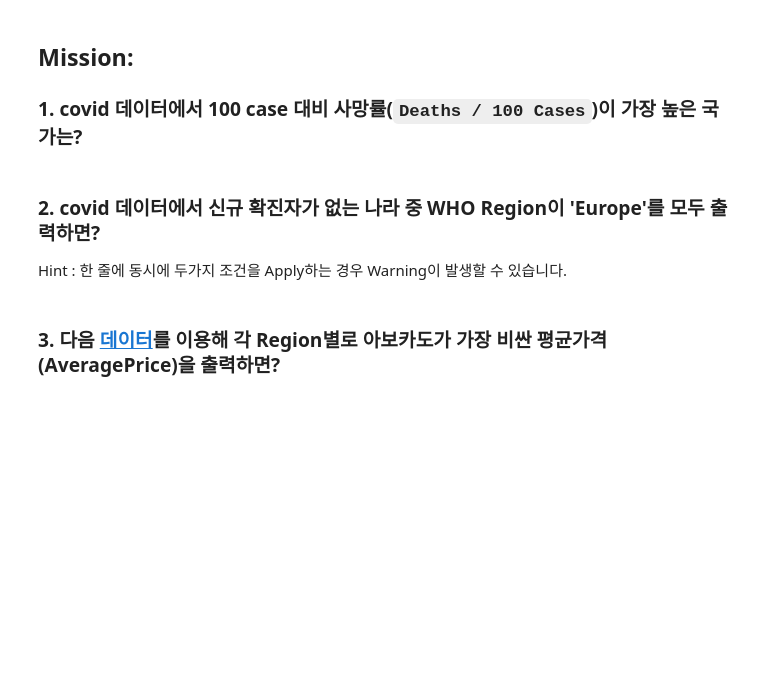
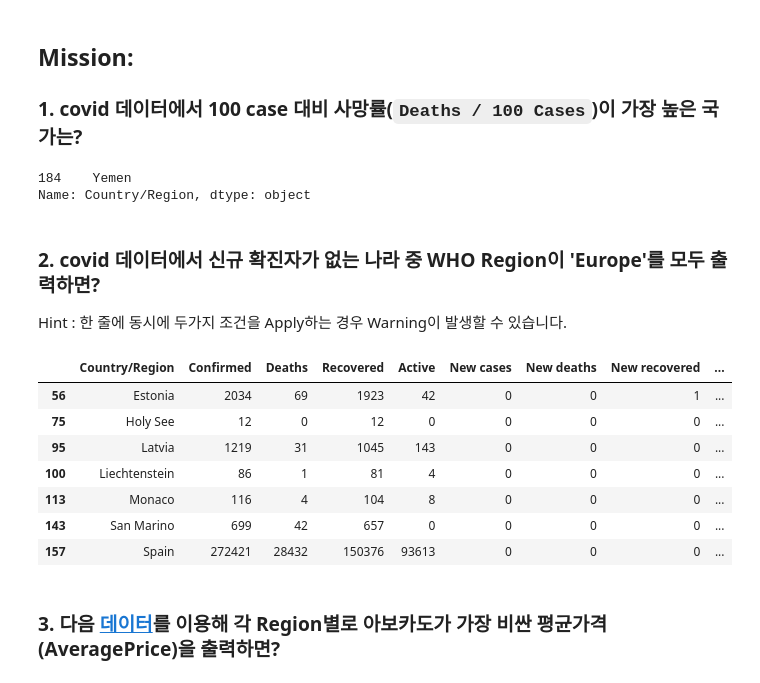
Before and after one commit to super-corini/programmers_kdt_II, a Jupyter notebook: 2. 파이썬으로 데이터 주무르기, pandas.ipynb, the cells around one changed output. Drawn from its saved outputs; the diff is of its cells as text; code cells hidden in the pictures; blank space fills up the shorter version.

```diff
--- a/2. 파이썬으로 데이터 주무르기, pandas.ipynb
+++ b/2. 파이썬으로 데이터 주무르기, pandas.ipynb
@@ -28,8 +419,25 @@
 # %% [markdown]
 ## Mission:
 ### 1. covid 데이터에서 100 case 대비 사망률(`Deaths / 100 Cases`)이 가장 높은 국가는?
+# %%
+covid[covid['Deaths / 100 Cases']==covid['Deaths / 100 Cases'].max()]['Country/Region']
+# %% [output]
+184    Yemen
+Name: Country/Region, dtype: object
 # %% [markdown]
 ### 2. covid 데이터에서 신규 확진자가 없는 나라 중 WHO Region이 'Europe'를 모두 출력하면?
 Hint : 한 줄에 동시에 두가지 조건을 Apply하는 경우 Warning이 발생할 수 있습니다.
+# %%
+arr=covid[covid['New cases']==0]
+arr[arr['WHO Region']=='Europe']
+# %% [output]
+|  | Country/Region | Confirmed | Deaths | Recovered | Active | New cases | New deaths | New recovered | ... |
+| 56 | Estonia | 2034 | 69 | 1923 | 42 | 0 | 0 | 1 | ... |
+| 75 | Holy See | 12 | 0 | 12 | 0 | 0 | 0 | 0 | ... |
+| 95 | Latvia | 1219 | 31 | 1045 | 143 | 0 | 0 | 0 | ... |
+| 100 | Liechtenstein | 86 | 1 | 81 | 4 | 0 | 0 | 0 | ... |
+| 113 | Monaco | 116 | 4 | 104 | 8 | 0 | 0 | 0 | ... |
+| 143 | San Marino | 699 | 42 | 657 | 0 | 0 | 0 | 0 | ... |
+| 157 | Spain | 272421 | 28432 | 150376 | 93613 | 0 | 0 | 0 | ... |
 # %% [markdown]
 ### 3. 다음 [데이터](https://www.kaggle.com/neuromusic/avocado-prices)를 이용해 각 Region별로 아보카도가 가장 비싼 평균가격(AveragePrice)을 출력하면?
```
Also changed, not shown: parts of 58 cells of this notebook.
